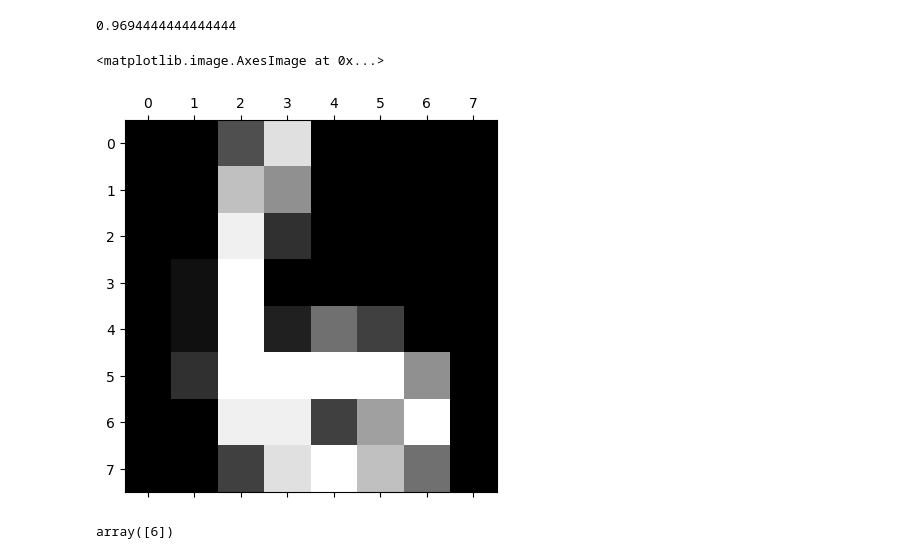
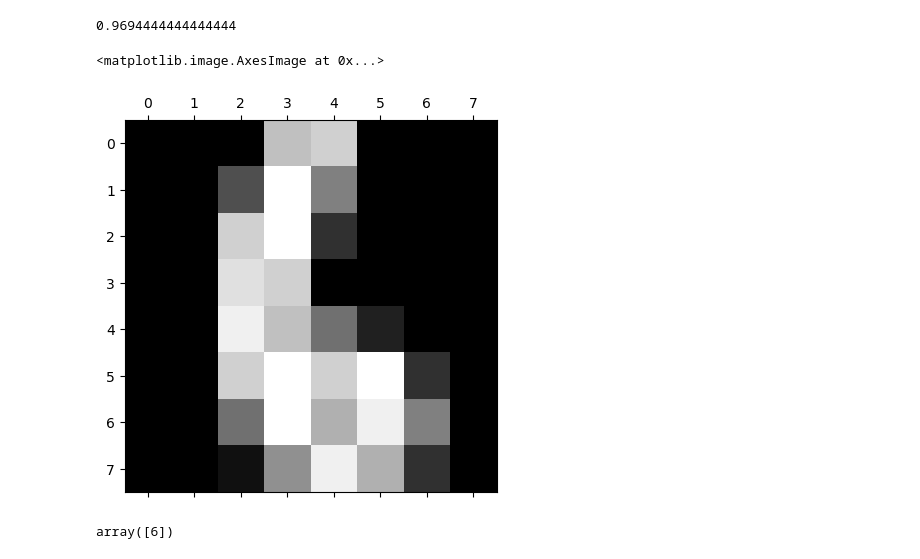
Before and after one commit to Aifedayo/data-science-maths, a Jupyter notebook: multiclass-digits.ipynb, the cells around one changed output. Drawn from its saved outputs; the diff is of its cells as text; code cells hidden in the pictures.

```diff
--- a/multiclass-digits.ipynb
+++ b/multiclass-digits.ipynb
@@ -54,10 +54,10 @@ model.score(X_test, y_test)
 # %% [output]
 0.9694444444444444
 # %%
-plt.matshow(digits.images[67])
+plt.matshow(digits.images[6])
 # %% [output]
 <matplotlib.image.AxesImage at 0x...>
-[figure, old version]
+[figure, new version]
 # %%
 model.predict([digits.data[67]])
 # %% [output]
```
Also changed, not shown: 1 other file.
